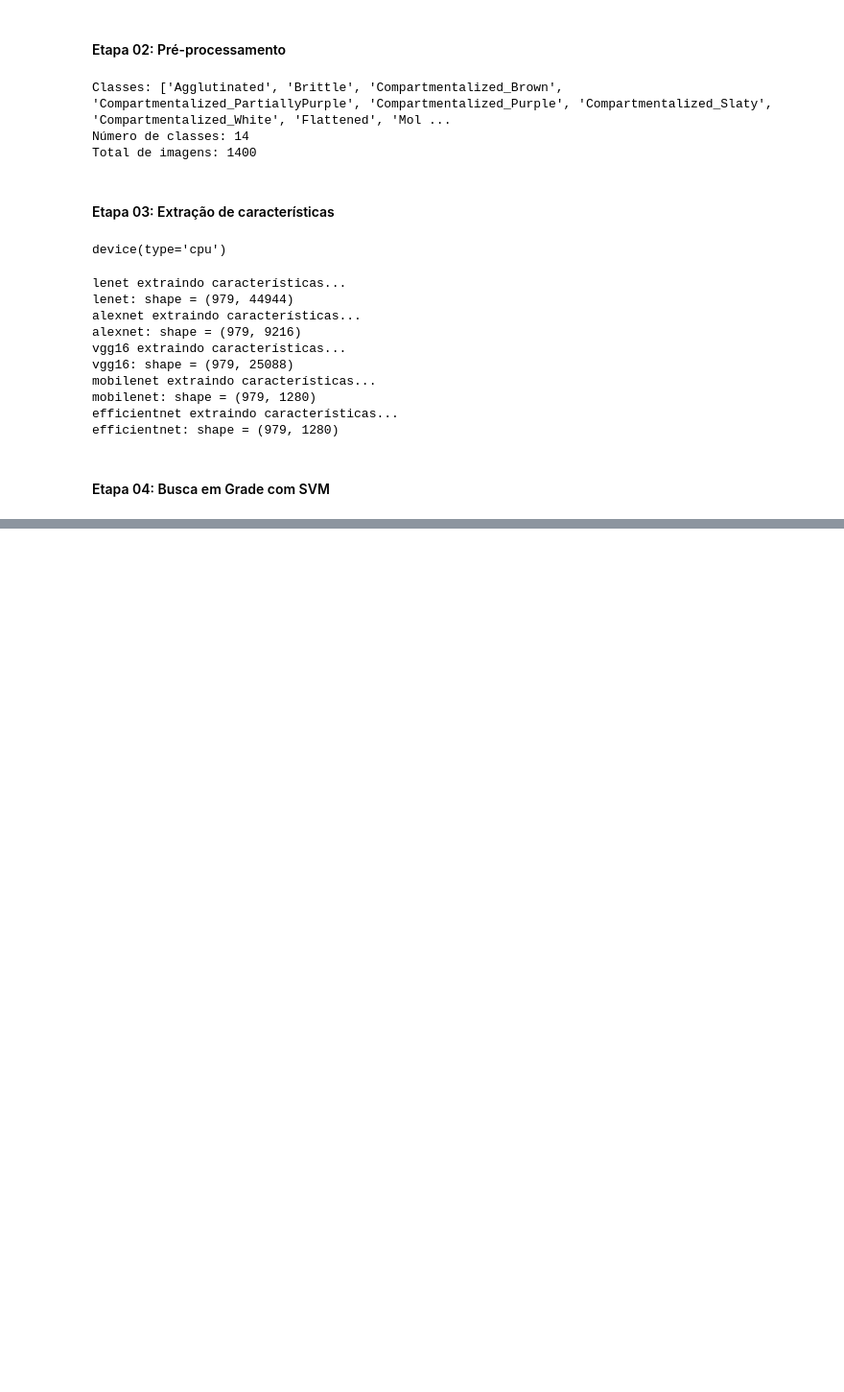
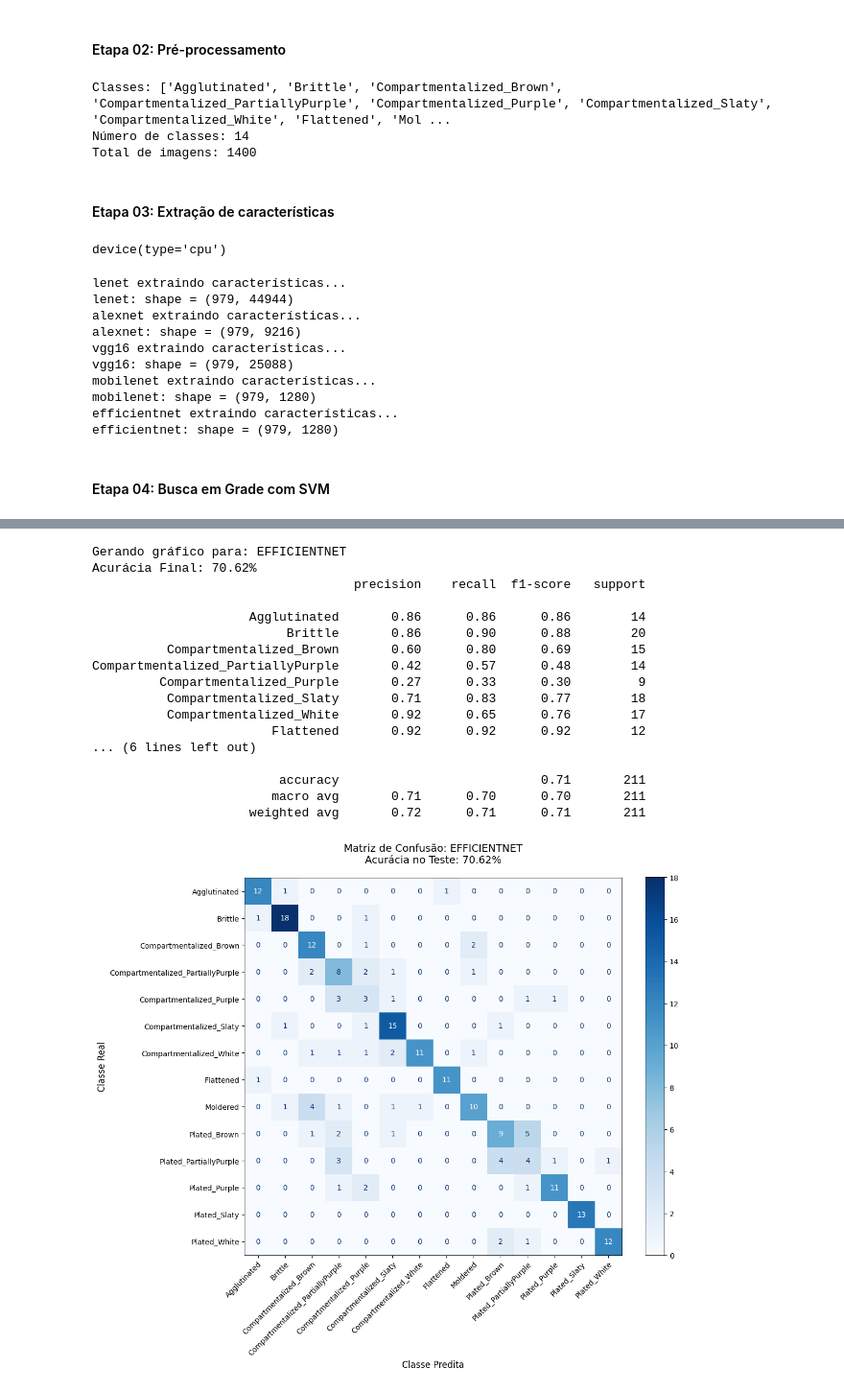
Before and after one commit to kevloki/ml-aplicado-ii, a Jupyter notebook: code/main.ipynb, the cells around one changed output, grey strips where cells are left out. Shown at 96% size. Drawn from its saved outputs; the diff is of its cells as text; code cells hidden in the pictures; blank space fills up the shorter version.

Commit message:
Adiciona gráficos finais da Matriz de Confusão.

```diff
--- a/code/main.ipynb
+++ b/code/main.ipynb
@@ -558,0 +387,79 @@ Compartmentalized_PartiallyPurple       0.26      0.50      0.34        10
+# %%
+import matplotlib.pyplot as plt
+from sklearn.metrics import classification_report, confusion_matrix, accuracy_score, ConfusionMatrixDisplay
+from sklearn.pipeline import Pipeline
+from sklearn.preprocessing import StandardScaler
+from sklearn.svm import SVC
+
+best_configs = {
+    "efficientnet": {'C': 0.01,  'kernel': 'linear', 'gamma': 'scale'},
+    "mobilenet":    {'C': 0.001, 'kernel': 'linear', 'gamma': 'scale'},
+    "alexnet":      {'C': 0.001, 'kernel': 'linear', 'gamma': 'scale'},
+    "vgg16":        {'C': 0.001, 'kernel': 'linear', 'gamma': 'scale'},
+    "lenet":        {'C': 10.0,  'kernel': 'rbf',    'gamma': 'auto'}
+}
+
+for model_name, params in best_configs.items():
+    print(f"Gerando gráfico para: {model_name.upper()}")
+
+    if model_name in features_dict:
+        X_train = features_dict[model_name]["X"]
+        y_train = features_dict[model_name]["y"]
+
+        if model_name in models_dict:
+            model = models_dict[model_name].to(device)
+            model.eval()
+            X_test, y_test = extract_features(model, test_loader, device)
+        else:
+            print(f"Modelo {model_name} não encontrado.")
+            continue
+
+        pipeline = Pipeline([
+            ("scaler", StandardScaler()),
+            ("svm", SVC(C=params['C'], kernel=params['kernel'], gamma=params['gamma']))
+        ])
+
+        pipeline.fit(X_train, y_train)
+        y_pred = pipeline.predict(X_test)
+
+        acc = accuracy_score(y_test, y_pred)
+        print(f"Acurácia Final: {acc*100:.2f}%")
+        print(classification_report(y_test, y_pred, target_names=class_names))
+
+        cm = confusion_matrix(y_test, y_pred)
+
+        fig, ax = plt.subplots(figsize=(12, 10))
+
+        disp = ConfusionMatrixDisplay(confusion_matrix=cm, display_labels=class_names)
+        disp.plot(cmap=plt.cm.Blues, ax=ax, values_format='d')
+
+        plt.xticks(rotation=45, ha='right', rotation_mode='anchor')
+        plt.yticks(fontsize=10)
+
+        plt.title(f"Matriz de Confusão: {model_name.upper()}\nAcurácia no Teste: {acc*100:.2f}%", fontsize=14, pad=20)
+        plt.xlabel('Classe Predita', fontsize=12)
+        plt.ylabel('Classe Real', fontsize=12)
+        plt.tight_layout()
+        plt.show()
+
+    else:
+        print(f"Features do {model_name} não encontradas.")
+# %% [output]
+Gerando gráfico para: EFFICIENTNET
+Acurácia Final: 70.62%
+                                   precision    recall  f1-score   support
+
+                     Agglutinated       0.86      0.86      0.86        14
+                          Brittle       0.86      0.90      0.88        20
+          Compartmentalized_Brown       0.60      0.80      0.69        15
+Compartmentalized_PartiallyPurple       0.42      0.57      0.48        14
+         Compartmentalized_Purple       0.27      0.33      0.30         9
+          Compartmentalized_Slaty       0.71      0.83      0.77        18
+          Compartmentalized_White       0.92      0.65      0.76        17
+                        Flattened       0.92      0.92      0.92        12
+... (6 lines left out)
+
+                         accuracy                           0.71       211
+                        macro avg       0.71      0.70      0.70       211
+                     weighted avg       0.72      0.71      0.71       211
+[figure, added]
```
Also changed, not shown: parts of 3 cells of this notebook, 1 other file.
